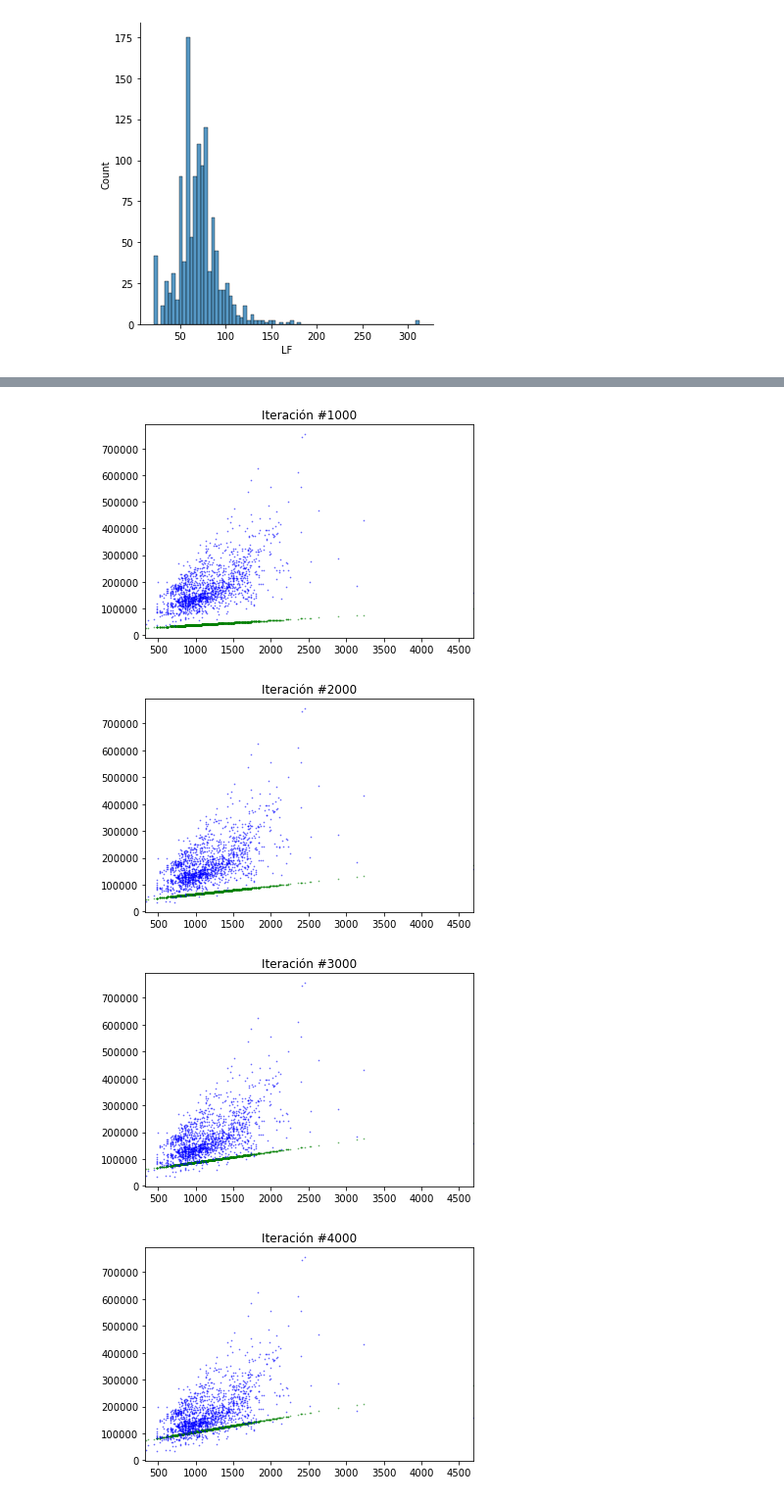
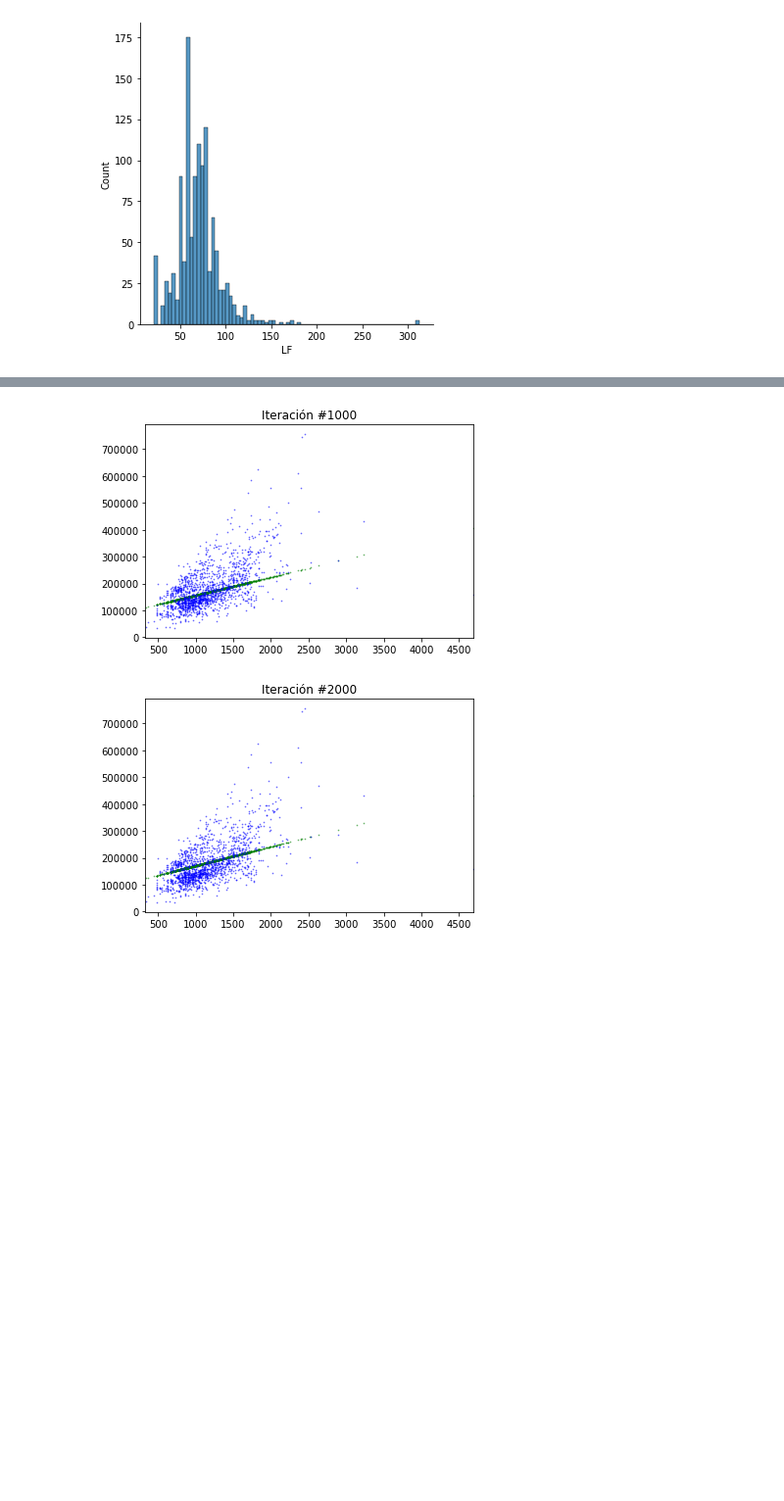
Before and after one commit to VictorHugoBorrayo/pFinal-CienciaDatosPython, a Jupyter notebook: ProyectoFinal.ipynb, the cells around one changed output, grey strips where cells are left out. Shown: that part at 98% size. Saved outputs shown, nothing was run; the diff lists cells and outputs as text; code cells hidden in the pictures; blank space fills up the shorter version.

Commit message:
Funcional entrenamiento manual, generalizado para variables indep.

```diff
--- a/ProyectoFinal.ipynb
+++ b/ProyectoFinal.ipynb
@@ -4,10 +4,14 @@ import matplotlib.pyplot as plt
 import seaborn as sns
 import pandas as pd
 import numpy as np
+
 import os
 #%% Accesar data
 class pFinal():
     def __init__(self, dName):
+        #Por defecto el valor de currentTraining es SP
+        #currentTraining permite generalizar la seleccion de variables para entrenar
+        self.currentTraining = 'SP'
         self.dName = dName
         self.coefs = {}
         #Se carga la data al crear la instancia de la clase pFinal
@@ -46,13 +50,18 @@ class pFinal():
         x=0
         for i in self.data.columns[1:]:
             plt.scatter(self.data[i], self.data['SP'], s=0.5, c='r', alpha=0.5)
-            plt.title(self.coefs[i])
+            #Para tener una mejor referencia se agrega el nombre de la variable al titulo
+            plt.title("{} - r2: {}".format(i,self.coefs[i]))
             plt.xlim(self.stats[i]['minCol']-1, self.stats[i]['maxCol']+1)
             plt.show()
     def entrenar(self,x,y,epoch=0,impErr=0,alpha=0):
+        #Se obtiene el nombre de la columna ingresada
+        #Permite el control de los limites en los ejes de las graficas y
+        #los puntos de referencia en la grafica de modelos por iteracion.
+        self.currentTraining = x.name
         #Se inicializan los parametros del modelo.
         #betas = np.random.rand(2)
-        #b0 es betas[0] y b1 es betas[1]
+        #b0 es betas[0] y b1 es betass[1]
         betas = [1,1]
         #Iteraciones del entrenamiento.
         errors = []
@@ -69,6 +78,8 @@ class pFinal():
             e = np.sum((y-yPredict)**2)
             errors.append(e)
             if i % impErr == 0:
+                #
+                #print(self.currentTraining)
                 print('Iteracion {}:\n {}'.format(i, e))
             #Grads[0] es el gradiente del error respecto de b1 y Grads[1] de b0
             grads = 1/len(x) * np.dot((yPredict-y),M)
@@ -78,23 +89,24 @@ class pFinal():
     def graphError(self,errors=[]):
         a = np.linspace(1,len(errors),len(errors),dtype = int)
         plt.scatter(a, errors, s=0.5, c='r', alpha=0.5)
-        plt.title('Error vs Iteración')
+        plt.title('Error vs Iteración - {}'.format(self.currentTraining))
         plt.xlim(0, len(errors)+1)
         plt.show
-    def graphModels(self,models = {}, n=1):
+    def graphModels(self,models = {}, n=1, compare = False):
         for i in range(1,len(models)+1):
             if i%n == 0:
-                x = self.data['1Fsf']
+                x = self.data[self.currentTraining]
                 #x = self.data['SP']
                 M = np.transpose(np.array([x, np.full_like(x,1)]))
                 yPredict = np.dot(M, models[i])
                 plt.scatter(x,yPredict, s =0.5, c ='g', alpha = 0.5)
-                plt.scatter(x, self.data['SP'], s =0.5, c = 'b', alpha = 0.5)
+                if compare:
+                    plt.scatter(x, self.data['SP'], s =0.5, c = 'b', alpha = 0.5)
                 plt.title('Iteración #'+str(i))
-                plt.xlim(self.stats['1Fsf']['minCol']-1, self.stats['1Fsf']['maxCol']+1)
+                plt.xlim(self.stats[self.currentTraining]['minCol']-1, self.stats[self.currentTraining]['maxCol']+1)
                 #plt.ylim(self.stats)
                 plt.show()
-#Instanciar
+#Instanciar y obtener estadisticas
 pFinal = pFinal('proyecto_training_data.npy')
 stats = pFinal.getStats()
 # %%
@@ -120,4 +136,4 @@ pFinal.plots()
 # %%
 #Entrenar
-models, errors = pFinal.entrenar(pFinal.data['1Fsf'], pFinal.data['SP'],10000,1000,0.0000001)
+models, errors = pFinal.entrenar(pFinal.data['1Fsf'], pFinal.data['SP'],2000,2000,0.000001)
 # %% [output]
@@ -149,8 +147,6 @@ pFinal.graphError(errors)
 # %%
 #Graficar modelos
-pFinal.graphModels(models, 1000)
+pFinal.graphModels(models, 1000, True)
 # %% [output]
-[figure, old version]
+[figure, new version]
-[figure, old version]
+[figure, new version]
-[figure, removed]
-[figure, removed]
```
Also changed, not shown: parts of 10 cells of this notebook.
